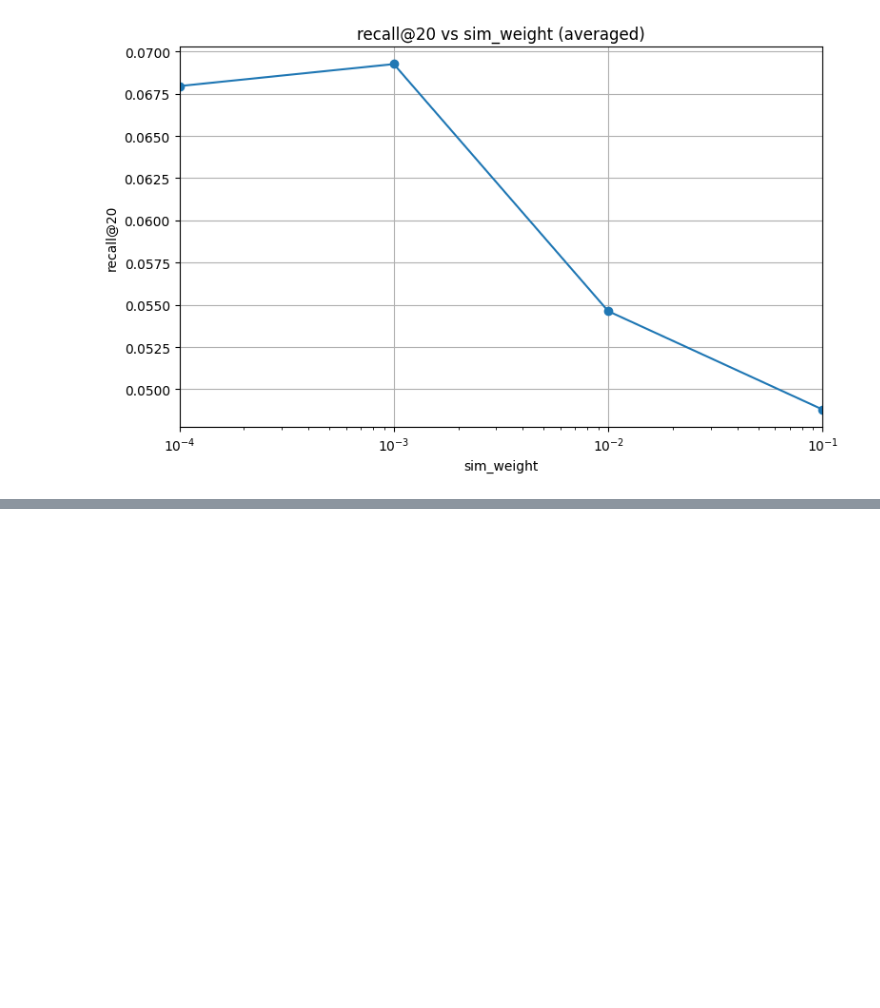
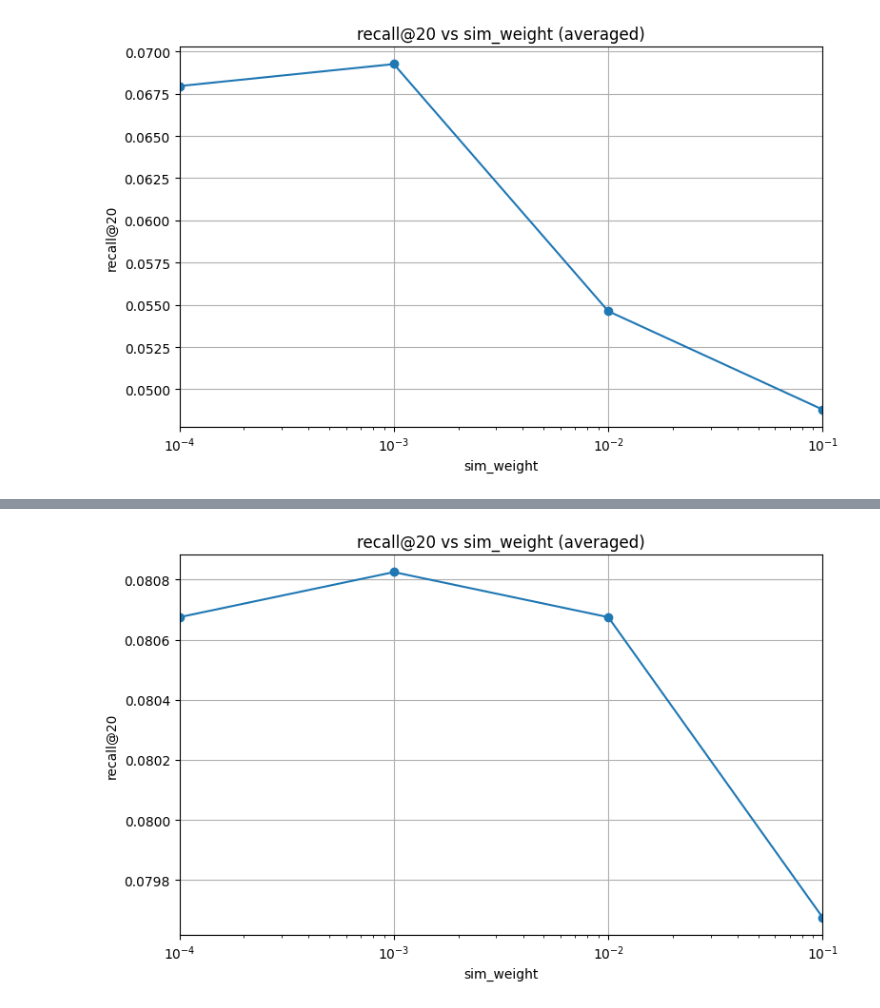
Before and after one commit to hun9008/MMRec_AlignRec, a Jupyter notebook: logs_colab/logs_visualization.ipynb, the cells around one changed output, grey strips where cells are left out. Drawn from its saved outputs; the diff is of its cells as text; code cells hidden in the pictures; blank space fills up the shorter version.

```diff
--- a/logs_colab/logs_visualization.ipynb
+++ b/logs_colab/logs_visualization.ipynb
@@ -182,0 +297,4 @@ visualize(input_logs_text, 'sim_weight', 'recall@20')
+# %%
+visualize(input_logs_text, 'sim_weight', 'recall@20')
+# %% [output]
+[figure, added]
```
Also changed, not shown: parts of 16 cells of this notebook, 12 other files.
